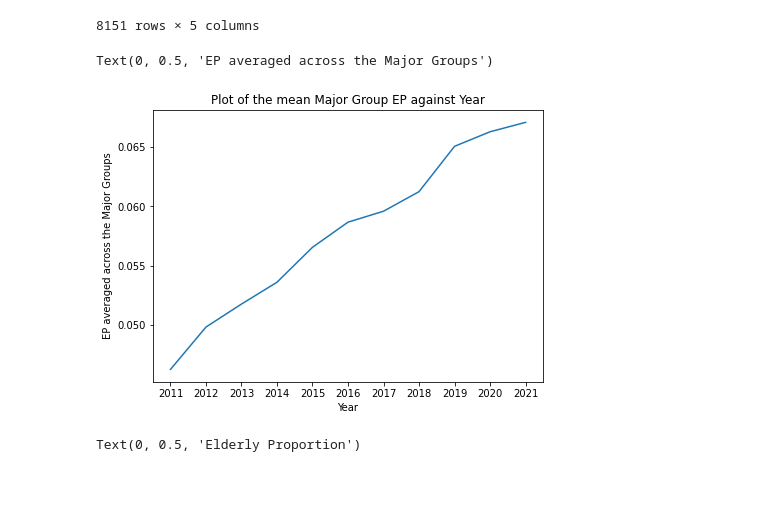
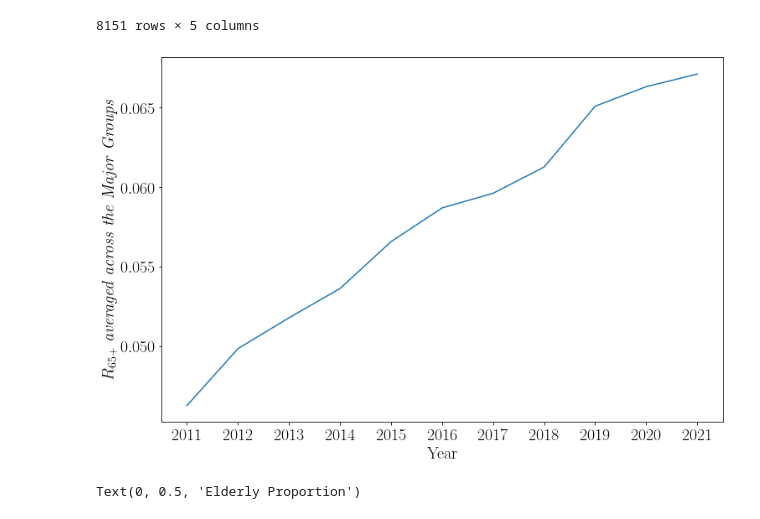
Before and after one commit to terencetan-c/4YP-The-Future-of-Work, a Jupyter notebook: Data modelling/Data modelling EP.ipynb, the cells around one changed output. Cells and saved outputs as stored; diff of their text form; code cells hidden in the pictures; blank space fills up the shorter version.

```diff
--- a/Data modelling/Data modelling EP.ipynb
+++ b/Data modelling/Data modelling EP.ipynb
@@ -121,22 +121,29 @@ EP_major = eld_prop[(eld_prop['Minor Group']=='-')&(joint_processed['Broad Group
 # %%
 # EP mean for Major Groups against Year
 
 EP_major_mean=EP_major.loc[eld_prop['Elderly Proportion']!=np.inf,['Year','Elderly Proportion']].groupby('Year').agg('mean')     # Note than certain ratios are inf because those occupations have zero young people; need to filter them out first
 
-#plt.rcParams["figure.figsize"] = [7.00, 4]
-#plt.rcParams["figure.autolayout"] = True
 fig, ax = plt.subplots(figsize=(7,5))
+
+fig.set_size_inches(12, 8)
+
+plt.rc('text', usetex=True)
+plt.rc('font', family='serif')
+
+
 plt.plot(range(len(EP_major_mean)),EP_major_mean)      # Change in ratio over Major Groups over the years
 plt.xticks(range(len(EP_major_mean)), EP_major_mean.index)
-plt.title('Plot of the mean Major Group EP against Year')
-plt.xlabel('Year')
-plt.ylabel('EP averaged across the Major Groups')
+#plt.title('Plot of the mean Major Group EP against Year')
+plt.xlabel('Year',fontsize=20)
+plt.ylabel(r"$R_{65+}$ "
+          r"\textit{averaged across the Major Groups}",
+          fontsize=20)
+ax.tick_params(axis='both', which='major', labelsize=20)
 #plt.grid()
 #plt.show()
-#plt.savefig("/Users/terencetan/Documents/Uni stuff/Engineering Science/4YP/4YP-The-Future-of-Work/Report/Figures/Mean Major Group Elderly Proportion against Year")
+plt.savefig("/Users/terencetan/Documents/Uni stuff/Engineering Science/4YP/4YP-The-Future-of-Work/Report/Figures/Mean Major Group R65 against Year")
 # %% [output]
-Text(0, 0.5, 'EP averaged across the Major Groups')
-[figure, old version]
+[figure, new version]
 # %%
 # plot groupby results on the same canvas
 fig, ax = plt.subplots(figsize=(18,16))
```
Also changed, not shown: 10 other files.
